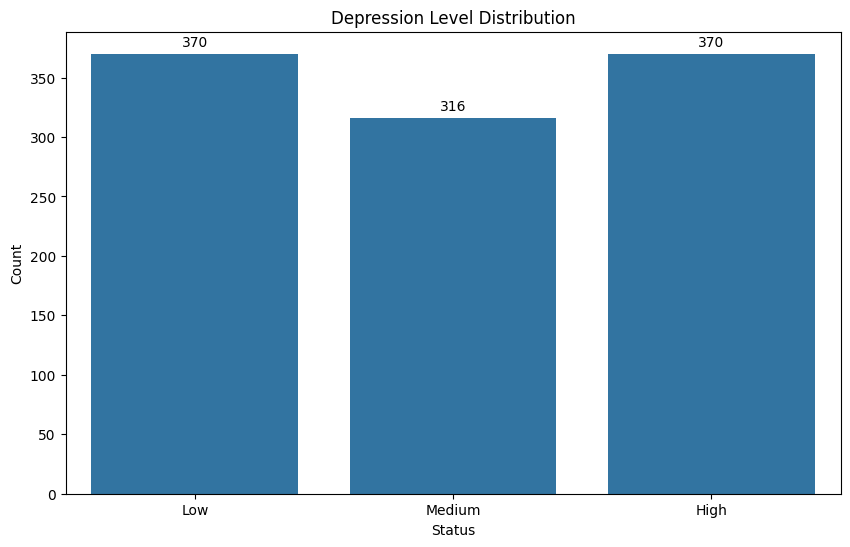
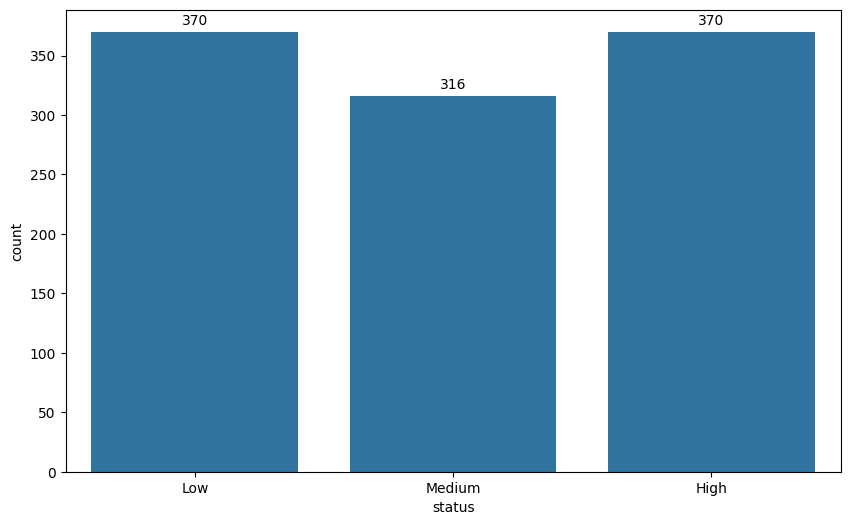
Code edit (unified diff) that turned the first committed figure into the second:
--- before
+++ after
@@ -16,11 +16,13 @@
     )
 
-plt.title('Depression Level Distribution')
-plt.xlabel('Status')
-plt.ylabel('Count')
-plt.show()
-    
 
 counts = df['status'].value_counts()
 fig, ax = plt.subplots(figsize=(6,4))
 bars = ax.bar(counts.index, counts.values)
+for bar in bars:
+    height = bar.get_height()
+    ax.annotate(f'{height}',
+                xy=(bar.get_x() + bar.get_width() / 2, height),
+                xytext=(0, 3),  # 3 points vertical offset
+                textcoords="offset points",
+                ha='center', va='bottom')

Commit: change